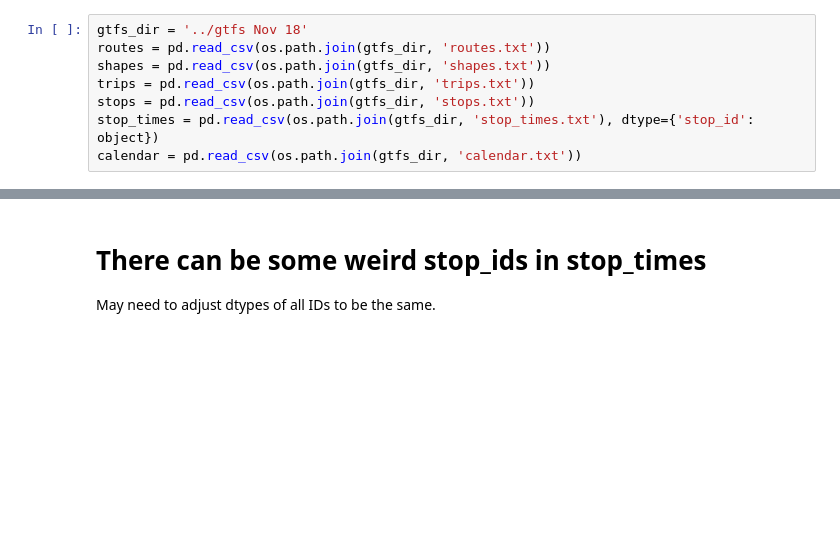
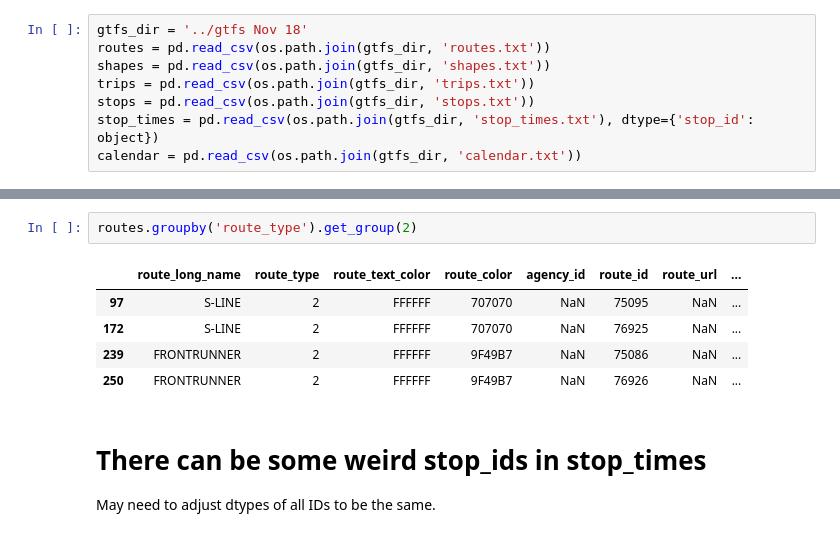
Before and after one commit to keatonwalker/multimodal, a Jupyter notebook: gtfs_parsing/gtfs_parsing.ipynb, the cells around one changed output, grey strips where cells are left out. Cells and saved outputs as stored; diff of their text form; blank space fills up the shorter version.

```diff
--- a/gtfs_parsing/gtfs_parsing.ipynb
+++ b/gtfs_parsing/gtfs_parsing.ipynb
@@ -20,3 +29,11 @@ calendar = pd.read_csv(os.path.join(gtfs_dir, 'calendar.txt'))
+# %%
+routes.groupby('route_type').get_group(2)
+# %% [output]
+|  | route_long_name | route_type | route_text_color | route_color | agency_id | route_id | route_url | ... |
+| 97 | S-LINE | 2 | FFFFFF | 707070 | NaN | 75095 | NaN | ... |
+| 172 | S-LINE | 2 | FFFFFF | 707070 | NaN | 76925 | NaN | ... |
+| 239 | FRONTRUNNER | 2 | FFFFFF | 9F49B7 | NaN | 75086 | NaN | ... |
+| 250 | FRONTRUNNER | 2 | FFFFFF | 9F49B7 | NaN | 76926 | NaN | ... |
 # %% [markdown]
 # There can be some weird stop_ids in stop_times
 May need to adjust dtypes of all IDs to be the same.
```
Also changed, not shown: parts of 1 cell of this notebook, 1 other file.
